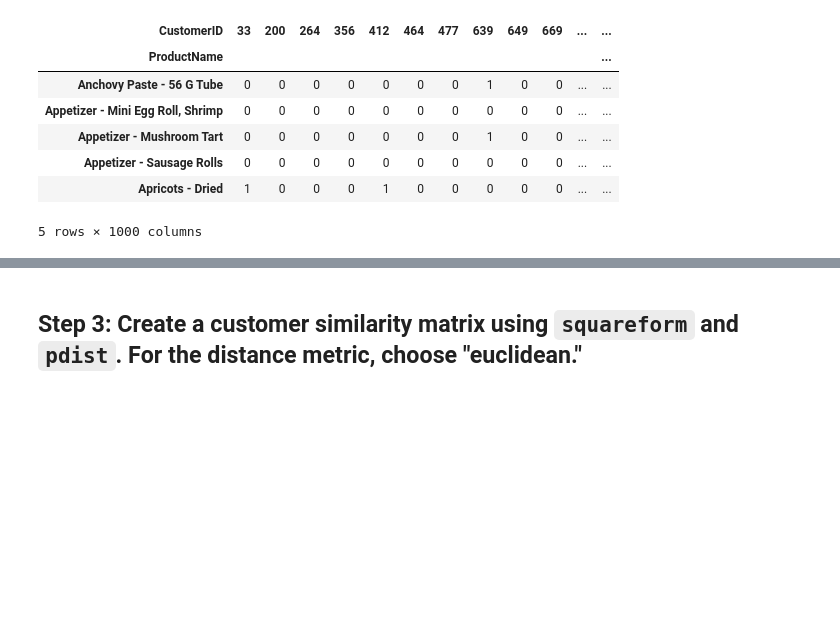
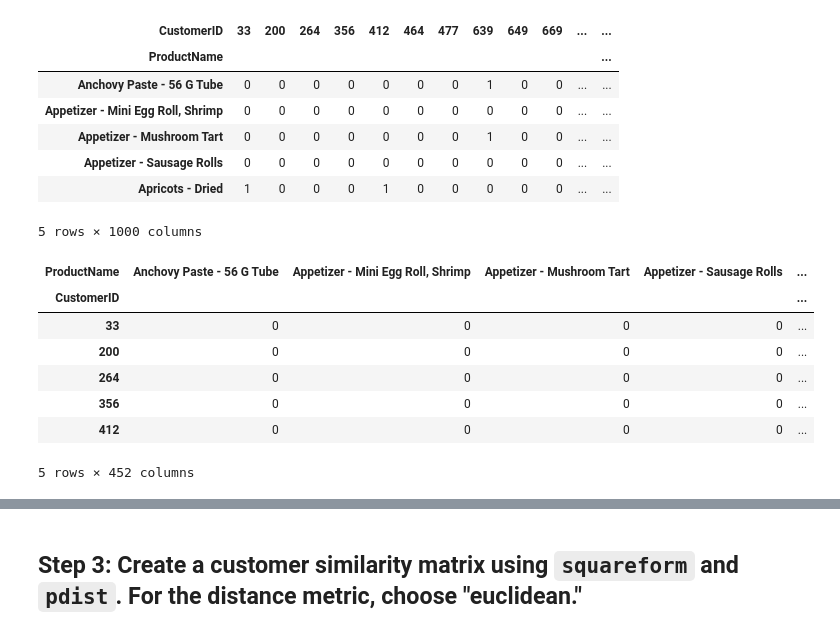
Before and after one commit to ta-data-mexpt/lab-intro-recommender-systems, a Jupyter notebook: your-code/main.ipynb, the cells around one changed output, grey strips where cells are left out. Cells and saved outputs as stored; diff of their text form; code cells hidden in the pictures; blank space fills up the shorter version.

```diff
--- a/your-code/main.ipynb
+++ b/your-code/main.ipynb
@@ -47,3 +47,15 @@ ratings.head()
 | Appetizer - Sausage Rolls | 0 | 0 | 0 | 0 | 0 | 0 | 0 | 0 | 0 | 0 | ... | ... |
 | Apricots - Dried | 1 | 0 | 0 | 0 | 1 | 0 | 0 | 0 | 0 | 0 | ... | ... |
 5 rows × 1000 columns
+# %%
+ratingsT = ratings.transpose()
+ratingsT.head()
+# %% [output]
+| ProductName | Anchovy Paste - 56 G Tube | Appetizer - Mini Egg Roll, Shrimp | Appetizer - Mushroom Tart | Appetizer - Sausage Rolls | ... |
+| CustomerID |  |  |  |  | ... |
+| 33 | 0 | 0 | 0 | 0 | ... |
+| 200 | 0 | 0 | 0 | 0 | ... |
+| 264 | 0 | 0 | 0 | 0 | ... |
+| 356 | 0 | 0 | 0 | 0 | ... |
+| 412 | 0 | 0 | 0 | 0 | ... |
+5 rows × 452 columns
```
Also changed, not shown: parts of 14 cells of this notebook.
